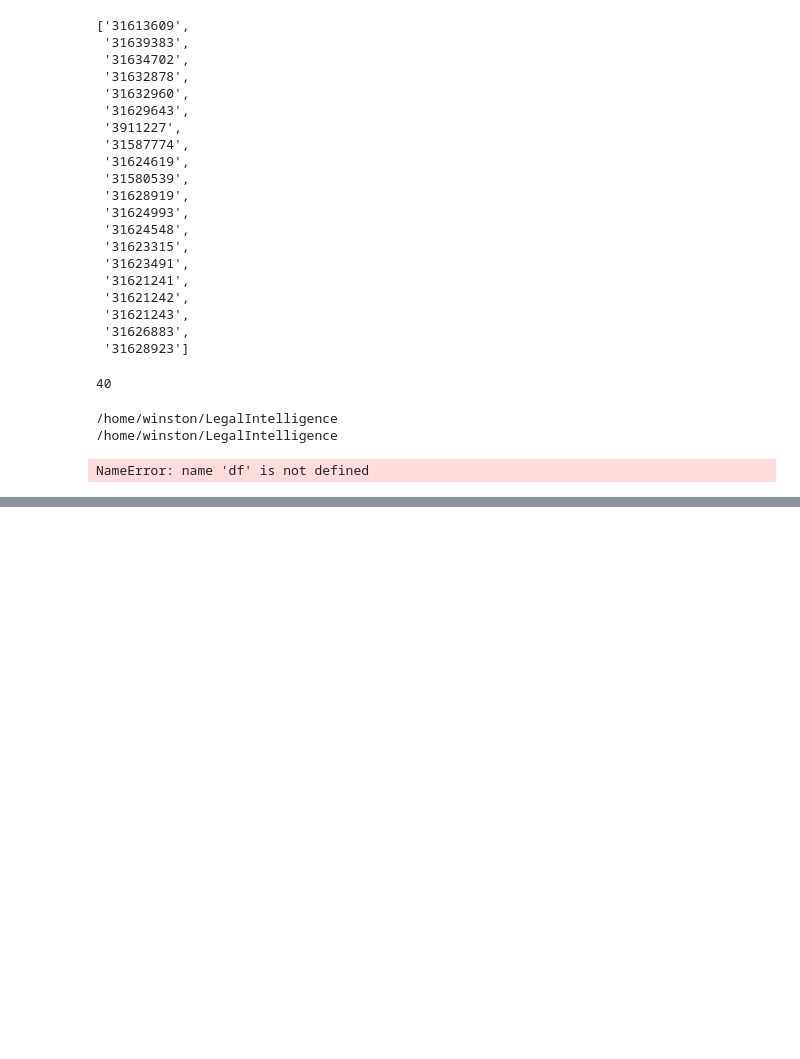
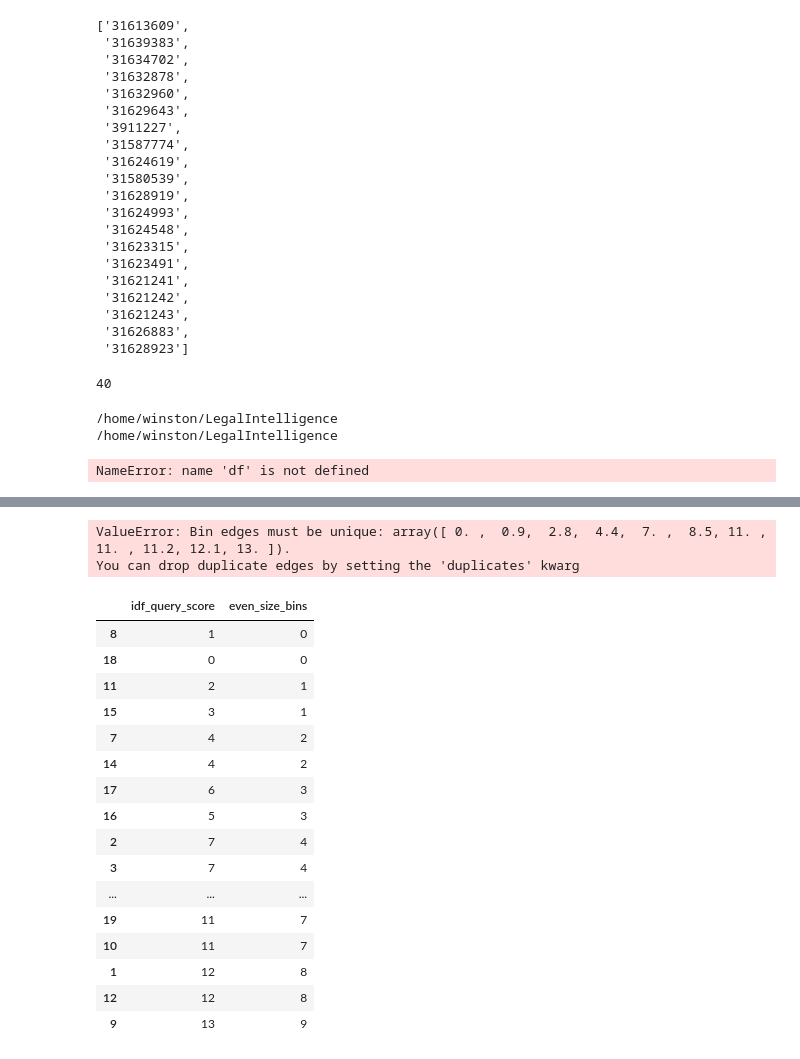
Before and after one commit to roelvanderburg/ranking, a Jupyter notebook: rank_monitor-dataframe232.ipynb, the cells around one changed output, grey strips where cells are left out. Drawn from its saved outputs; the diff is of its cells as text; code cells hidden in the pictures; blank space fills up the shorter version.

```diff
--- a/rank_monitor-dataframe232.ipynb
+++ b/rank_monitor-dataframe232.ipynb
@@ -1097,0 +1208,29 @@ NameError: name 'df' is not defined
+# %%
+import numpy as np
+df = pd.DataFrame({'idf_query_score' : np.random.randint(low=0,high=15,size=20)})
+df
+bins = pd.qcut(df['idf_query_score'], q=10, labels=False)
+df['even_size_bins'] = bins
+# %% [output]
+ValueError: Bin edges must be unique: array([ 0. ,  0.9,  2.8,  4.4,  7. ,  8.5, 11. , 11. , 11.2, 12.1, 13. ]).
+You can drop duplicate edges by setting the 'duplicates' kwarg
+# %%
+df.sort_values(by=['even_size_bins'])
+# %% [output]
+|  | idf_query_score | even_size_bins |
+| 8 | 1 | 0 |
+| 18 | 0 | 0 |
+| 11 | 2 | 1 |
+| 15 | 3 | 1 |
+| 7 | 4 | 2 |
+| 14 | 4 | 2 |
+| 17 | 6 | 3 |
+| 16 | 5 | 3 |
+| 2 | 7 | 4 |
+| 3 | 7 | 4 |
+| ... | ... | ... |
+| 19 | 11 | 7 |
+| 10 | 11 | 7 |
+| 1 | 12 | 8 |
+| 12 | 12 | 8 |
+| 9 | 13 | 9 |
```
Also changed, not shown: parts of 8 cells of this notebook, 5 other files.
